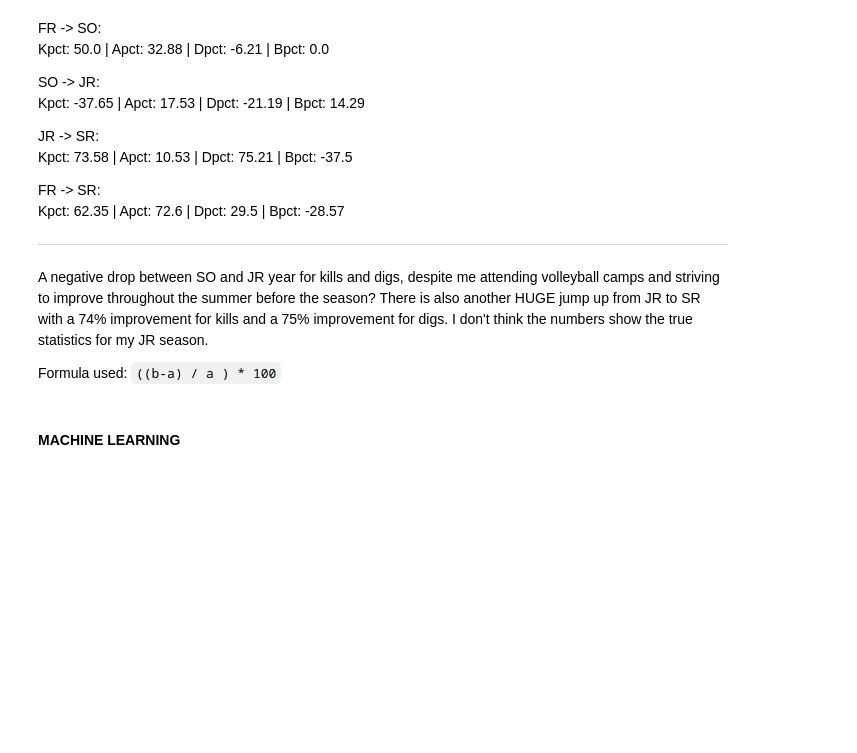
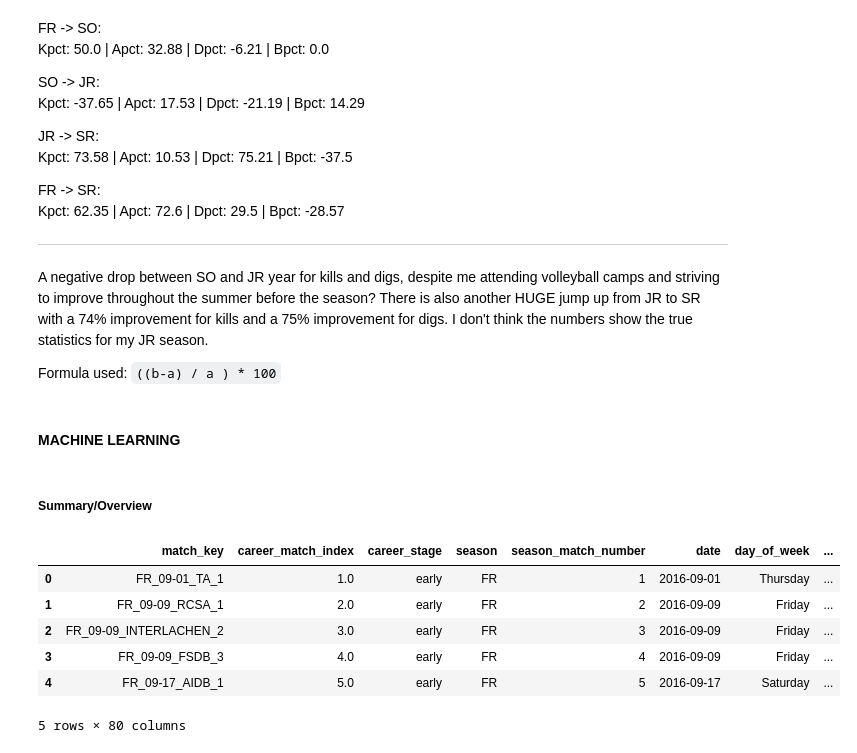
Before and after one commit to drblitx/model-volleyball, a Jupyter notebook: ml_models/vb_ml.ipynb, the cells around one changed output. Cells and saved outputs as stored; diff of their text form; code cells hidden in the pictures; blank space fills up the shorter version.

```diff
--- a/ml_models/vb_ml.ipynb
+++ b/ml_models/vb_ml.ipynb
@@ -141,3 +143,15 @@ A negative drop between SO and JR year for kills and digs, despite me attending
 Formula used: `((b-a) / a ) * 100`
 # %% [markdown]
 #### MACHINE LEARNING
+# %% [markdown]
+##### Summary/Overview
+# %%
+df.head()
+# %% [output]
+|  | match_key | career_match_index | career_stage | season | season_match_number | date | day_of_week | ... |
+| 0 | FR_09-01_TA_1 | 1.0 | early | FR | 1 | 2016-09-01 | Thursday | ... |
+| 1 | FR_09-09_RCSA_1 | 2.0 | early | FR | 2 | 2016-09-09 | Friday | ... |
+| 2 | FR_09-09_INTERLACHEN_2 | 3.0 | early | FR | 3 | 2016-09-09 | Friday | ... |
+| 3 | FR_09-09_FSDB_3 | 4.0 | early | FR | 4 | 2016-09-09 | Friday | ... |
+| 4 | FR_09-17_AIDB_1 | 5.0 | early | FR | 5 | 2016-09-17 | Saturday | ... |
+5 rows × 80 columns
```
Also changed, not shown: parts of 17 cells of this notebook, 1 other file.
